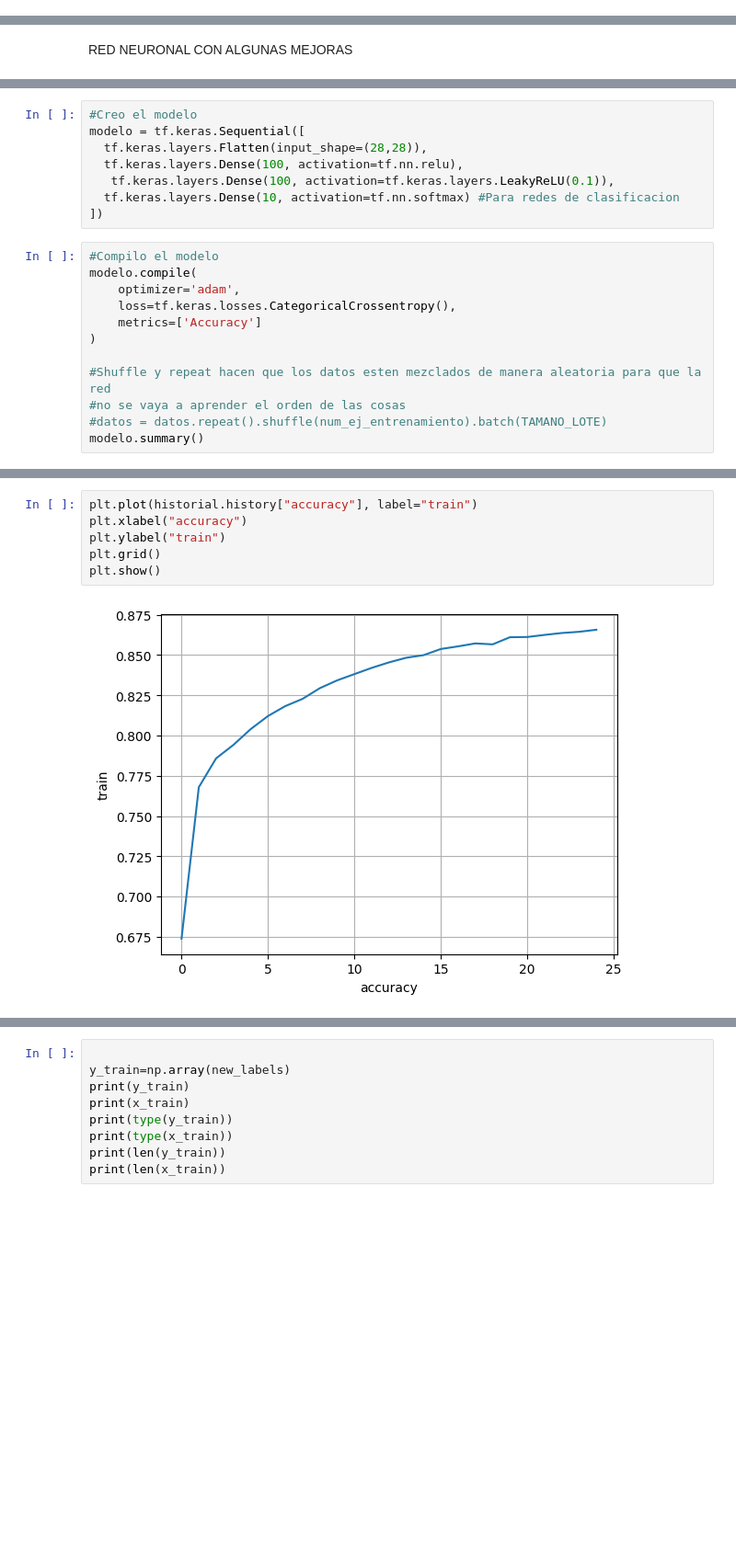
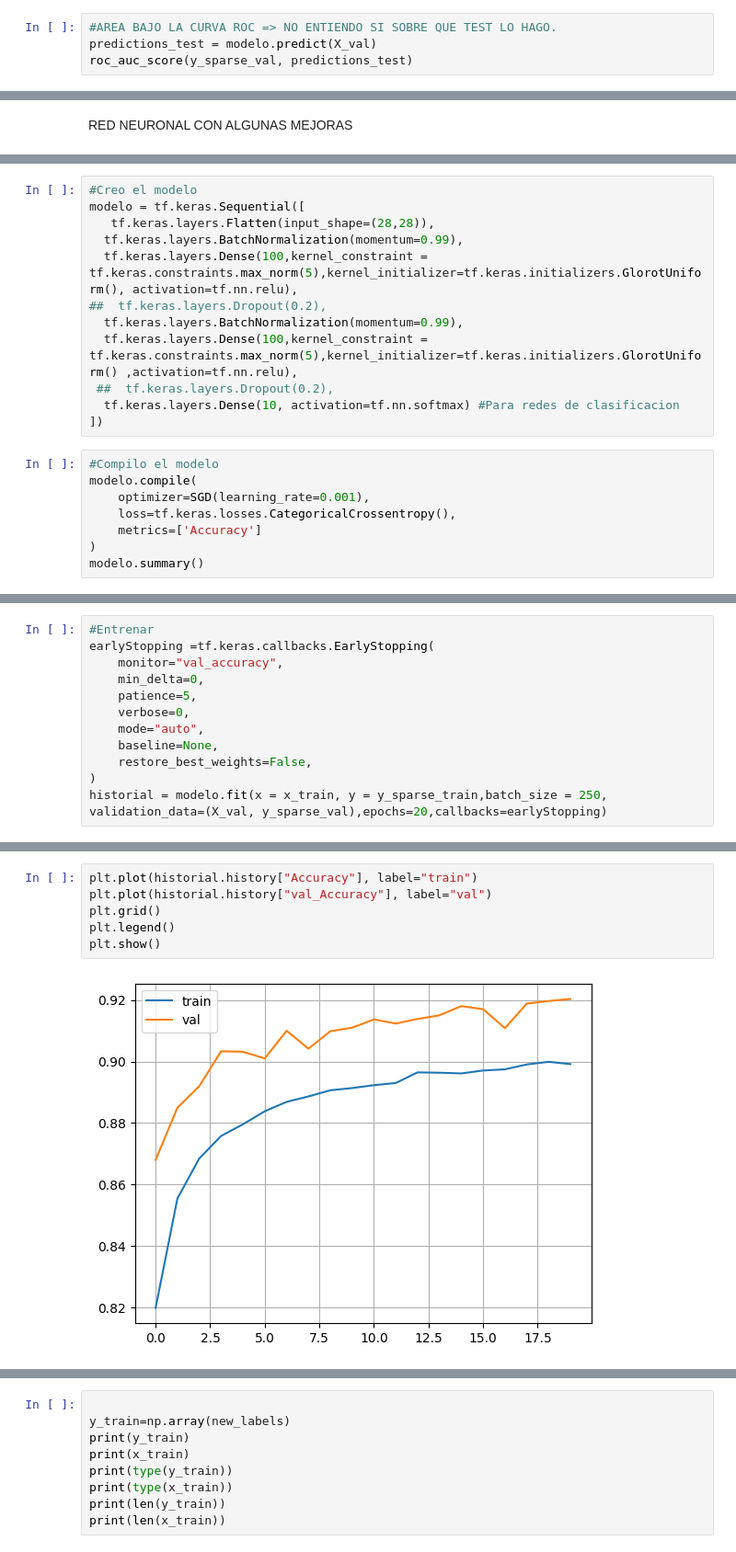
Before and after one commit to jucardozo/Clasificador-de-Ropa, a Jupyter notebook: TP1RN.ipynb, the cells around one changed output, grey strips where cells are left out. Shown at 92% size. Saved outputs shown, nothing was run; the diff lists cells and outputs as text; blank space fills up the shorter version.

```diff
--- a/TP1RN.ipynb
+++ b/TP1RN.ipynb
@@ -199,0 +217,4 @@ plt.plot(historial.history["loss"])
+# %%
+#AREA BAJO LA CURVA ROC => NO ENTIENDO SI SOBRE QUE TEST LO HAGO.
+predictions_test = modelo.predict(X_val)
+roc_auc_score(y_sparse_val, predictions_test)
@@ -534,21 +606,21 @@ RED NEURONAL CON ALGUNAS MEJORAS
 # %%
 #Creo el modelo
 modelo = tf.keras.Sequential([
-  tf.keras.layers.Flatten(input_shape=(28,28)),
-  tf.keras.layers.Dense(100, activation=tf.nn.relu),
-   tf.keras.layers.Dense(100, activation=tf.keras.layers.LeakyReLU(0.1)),
+   tf.keras.layers.Flatten(input_shape=(28,28)),
+  tf.keras.layers.BatchNormalization(momentum=0.99),
+  tf.keras.layers.Dense(100,kernel_constraint = tf.keras.constraints.max_norm(5),kernel_initializer=tf.keras.initializers.GlorotUniform(), activation=tf.nn.relu),
+##  tf.keras.layers.Dropout(0.2),
+  tf.keras.layers.BatchNormalization(momentum=0.99),
+  tf.keras.layers.Dense(100,kernel_constraint = tf.keras.constraints.max_norm(5),kernel_initializer=tf.keras.initializers.GlorotUniform() ,activation=tf.nn.relu),
+ ##  tf.keras.layers.Dropout(0.2),
   tf.keras.layers.Dense(10, activation=tf.nn.softmax) #Para redes de clasificacion
 ])
 # %%
 #Compilo el modelo
 modelo.compile(
-    optimizer='adam',
+    optimizer=SGD(learning_rate=0.001),
     loss=tf.keras.losses.CategoricalCrossentropy(),
     metrics=['Accuracy']
 )
-
-#Shuffle y repeat hacen que los datos esten mezclados de manera aleatoria para que la red
-#no se vaya a aprender el orden de las cosas
-#datos = datos.repeat().shuffle(num_ej_entrenamiento).batch(TAMANO_LOTE)
 modelo.summary()
 # %% [output]
@@ -594,0 +644,12 @@ Epoch 20/20
+# %%
+#Entrenar
+earlyStopping =tf.keras.callbacks.EarlyStopping(
+    monitor="val_accuracy",
+    min_delta=0,
+    patience=5,
+    verbose=0,
+    mode="auto",
+    baseline=None,
+    restore_best_weights=False,
+)
+historial = modelo.fit(x = x_train, y = y_sparse_train,batch_size = 250, validation_data=(X_val, y_sparse_val),epochs=20,callbacks=earlyStopping)
@@ -616,8 +717,8 @@ plt.plot(historial.history["loss"])
 # %%
-plt.plot(historial.history["accuracy"], label="train")
-plt.xlabel("accuracy")
-plt.ylabel("train")
+plt.plot(historial.history["Accuracy"], label="train")
+plt.plot(historial.history["val_Accuracy"], label="val")
 plt.grid()
+plt.legend()
 plt.show()
 # %% [output]
-[figure, old version]
+[figure, new version]
```
Also changed, not shown: parts of 39 cells of this notebook.
